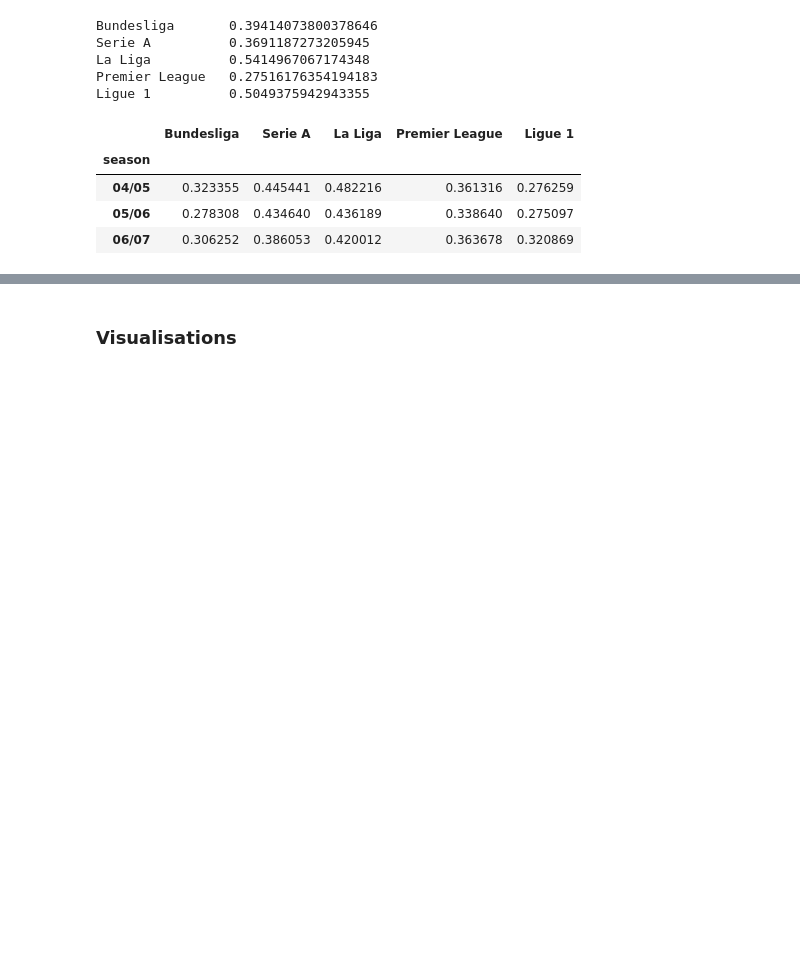
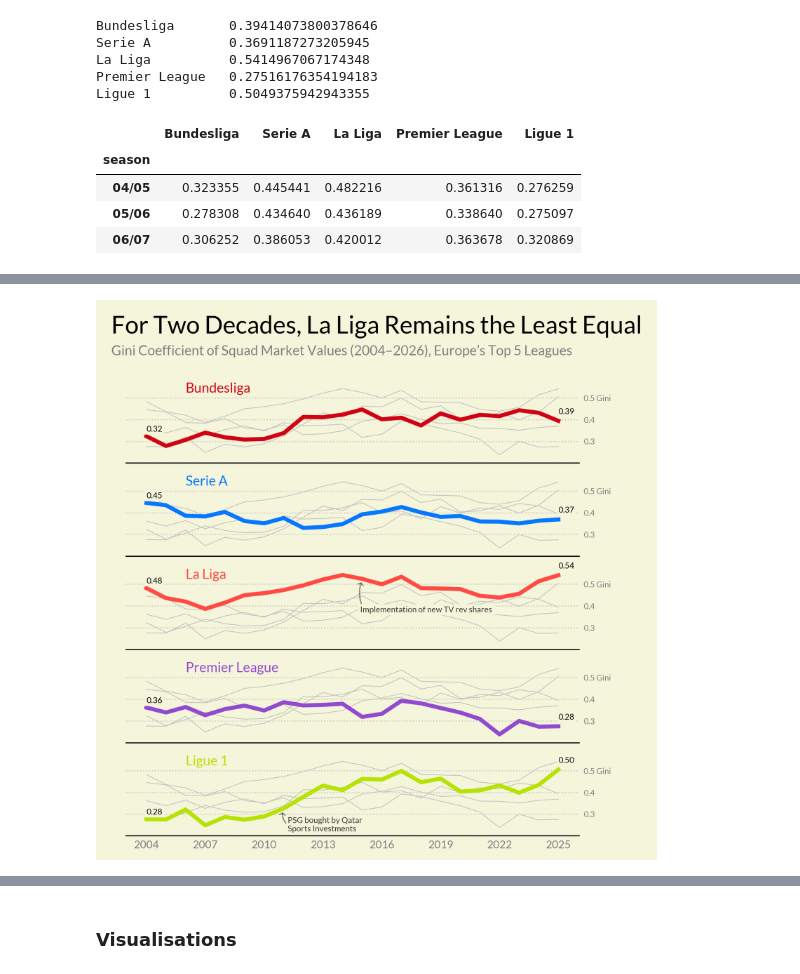
Before and after one commit to ben-baror/top5-eu-leagues-squad-values, a Jupyter notebook: notebooks/data_cleaning_visualisation.ipynb, the cells around one changed output, grey strips where cells are left out. Saved outputs shown, nothing was run; the diff lists cells and outputs as text; code cells hidden in the pictures; blank space fills up the shorter version.

```diff
--- a/notebooks/data_cleaning_visualisation.ipynb
+++ b/notebooks/data_cleaning_visualisation.ipynb
@@ -145,0 +172,70 @@ ginis_df.head(3)
+# %%
+fig, axs = plt.subplots(5,1, figsize = (6, 6),dpi = 300)
+
+for i, (league, color) in enumerate(zip(ginis_df.columns,league_colors)):
+    axs[i].plot(ginis_df, c = 'silver', lw = 0.5)
+    axs[i].plot(ginis_df[league], lw = 3, c = color)
+    axs[i].set_facecolor(background_c)
+    axs[i].spines[['top','left','right']].set_visible(False)
+    axs[i].set_xticks([])
+    axs[i].set_yticks(np.arange(0.2,0.6,0.1),
+                     ['','0.3','0.4','0.5 Gini'],
+                     font = font, ha = 'left',
+                     color = 'grey', fontsize = 6)
+    axs[i].grid('y', ls = 'dotted', alpha = 0.62)
+    axs[i].tick_params(length = 0)
+    axs[i].yaxis.tick_right()
+    axs[i].text(2,0.525,f'{league}', color = color, font = font)
+
+    ax_text(0,
+           ginis_df[league].iloc[0]+0.05,
+           f'<{ginis_df[league].iloc[0]:.2f}>',
+            fontsize = 6, font = font,
+            highlight_textprops=[{"bbox":{'facecolor':background_c,
+                                          'linewidth':0,
+                                          'pad':1.25}}],
+           ax = axs[i])
+
+    ax_text(21,
+           ginis_df[league].iloc[-1]+0.06,
+           f'<{ginis_df[league].iloc[-1]:.2f}>',
+            fontsize = 6, font = font,
+            highlight_textprops=[{"bbox":{'facecolor':background_c,
+                                          'linewidth':0,
+                                          'pad':1}}],
+           ax = axs[i])
+
+
+axs[-1].set_xticks(ginis_df.index[::3],
+                   '20'+pd.Series(ginis_df.index[::3]).str[:-3],
+                  color = 'grey', font = font,
+                  fontsize = 8)
+
+fig.set_facecolor(background_c)
+fig_text(0.1,1, "For Two Decades, La Liga Remains the Least Equal", font = font, fontsize = 18)
+fig_text(0.1,0.95, "Gini Coefficient of Squad Market Values (2004–2026), Europe’s Top 5 Leagues",
+         font = font, color = 'grey')
+
+axs[-1].xaxis.grid(False)
+axs[-1].text(7.2, 0.22, 'PSG bought by Qatar\nSports Investments',
+             ha = 'left', font = font, fontsize = 6,
+            alpha = 0.75)
+ax_arrow((7.2,0.25),(6.97,0.32),ax=axs[-1],
+         fill_head=False, head_length=1.2, head_width=2,
+         alpha = 0.4, radius = -0.3, zorder = 4)
+#axs[-1].vlines(7,0.27,0.31, color = 'black',lw = 0.5)
+
+ax_text(10.9,0.4, "<Implementation of new TV rev shares>", ax = axs[2], font = font, fontsize = 6,
+        alpha = 0.75,
+        highlight_textprops=[{"bbox":{'facecolor':background_c,
+                                     'linewidth':0,
+                                     'pad':1.25}}])
+ax_arrow((11,0.4),(11,0.52),ax=axs[2], fill_head=False,
+         head_length=1.2, head_width=2, alpha = 0.4, radius = -0.2,
+        zorder = 4)
+
+
+#fig.savefig('multilines.png', bbox_inches='tight', dpi = 300)
+plt.show()
+# %% [output]
+[figure, added]
```
Also changed, not shown: parts of 9 cells of this notebook, 1 other file.
